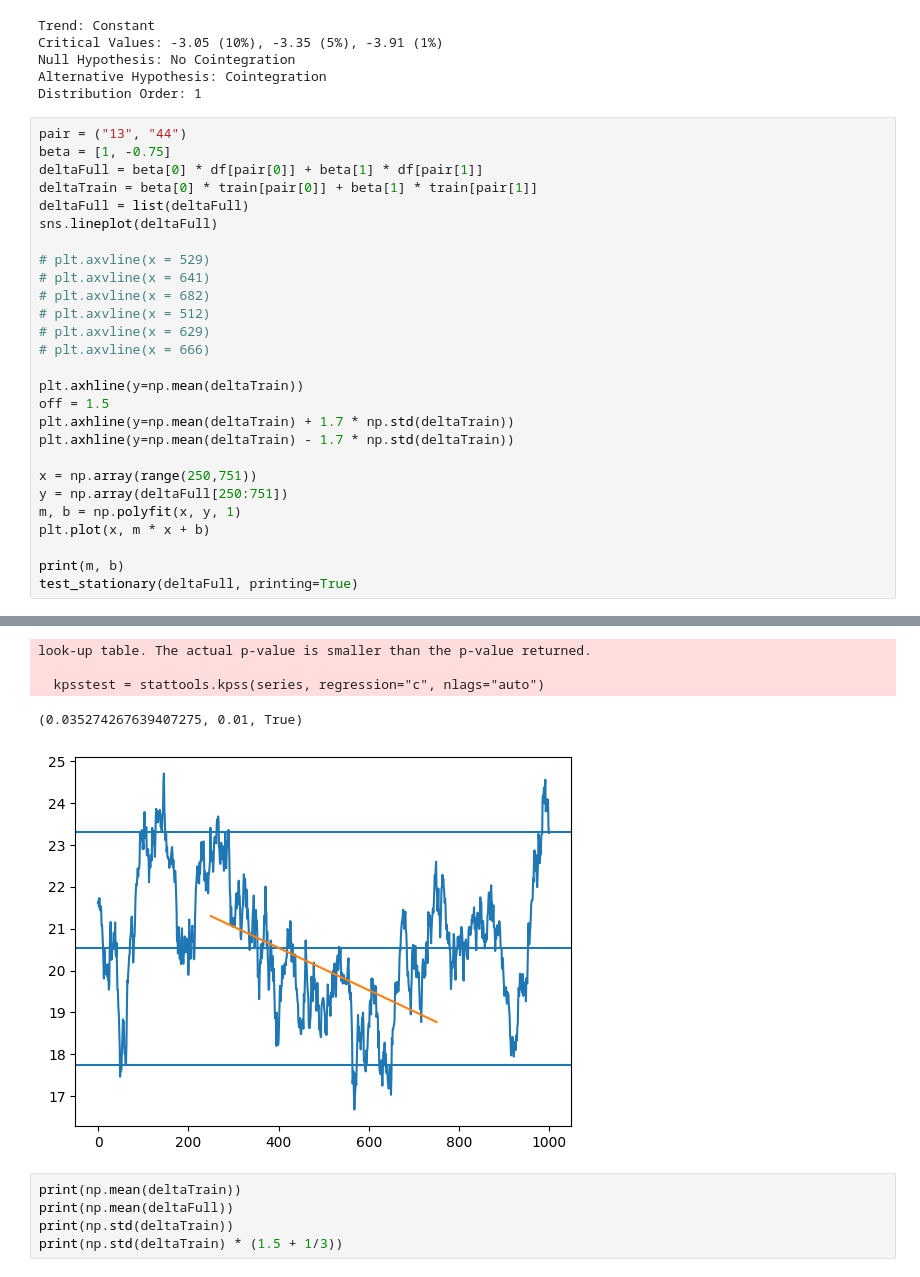
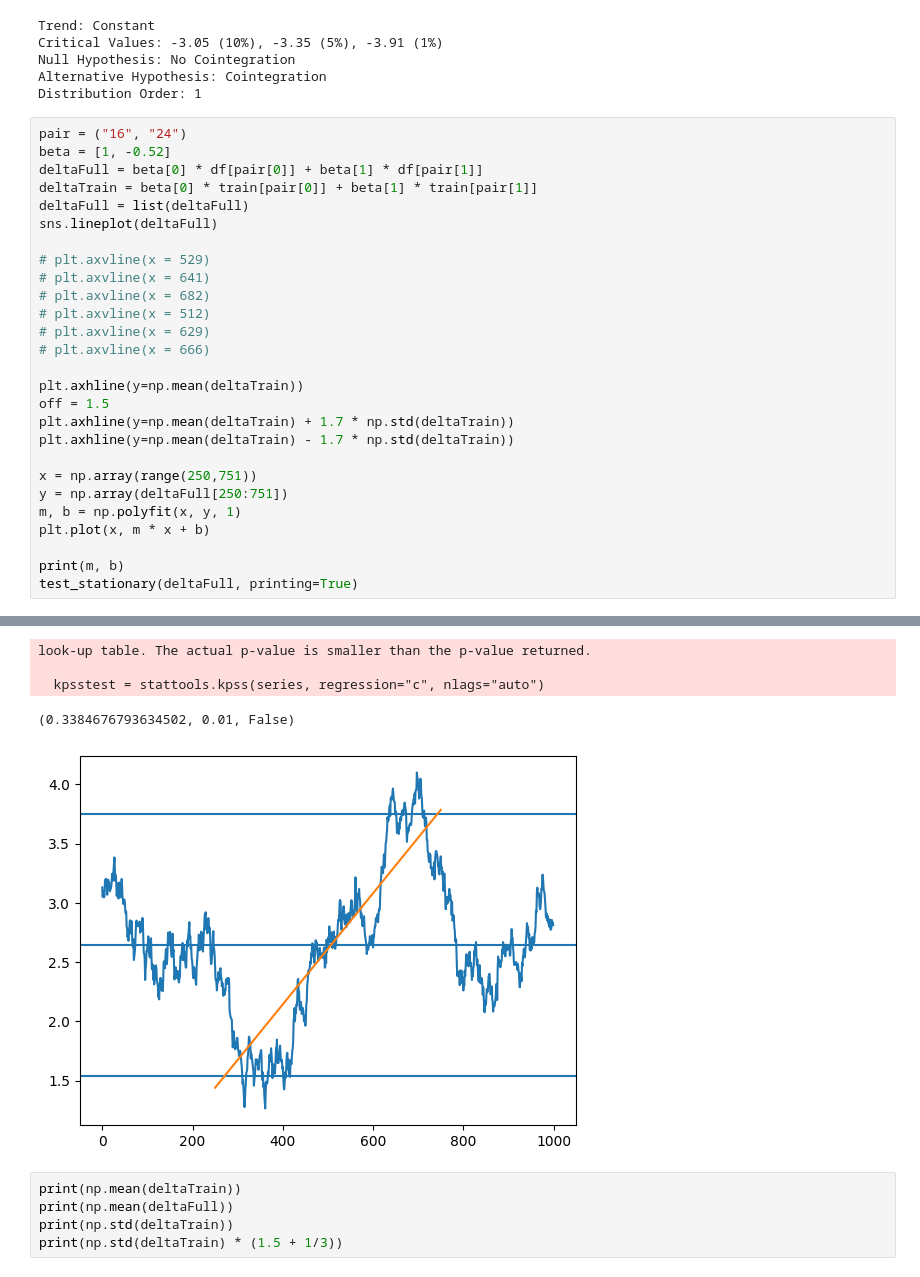
Before and after one commit to Troppydash/algothon, a Jupyter notebook: da/khang_pairs.ipynb, the cells around one changed output, grey strips where cells are left out. Cells and saved outputs as stored; diff of their text form.

Commit message:
Check pairs

```diff
--- a/da/khang_pairs.ipynb
+++ b/da/khang_pairs.ipynb
@@ -222,8 +222,8 @@ Null Hypothesis: No Cointegration
 Alternative Hypothesis: Cointegration
 Distribution Order: 1
 # %%
-pair = ("13", "44")
-beta = [1, -0.75]
+pair = ("16", "24")
+beta = [1, -0.52]
 deltaFull = beta[0] * df[pair[0]] + beta[1] * df[pair[1]]
 deltaTrain = beta[0] * train[pair[0]] + beta[1] * train[pair[1]]
 deltaFull = list(deltaFull)
@@ -272,8 +272,8 @@ STATIONARY:  True
 look-up table. The actual p-value is smaller than the p-value returned.
 
   kpsstest = stattools.kpss(series, regression="c", nlags="auto")
-(0.035274267639407275, 0.01, True)
+(0.3384676793634502, 0.01, False)
-[figure, old version]
+[figure, new version]
 # %%
 print(np.mean(deltaTrain))
 print(np.mean(deltaFull))
```
Also changed, not shown: parts of 2 cells of this notebook, 1 other file.
